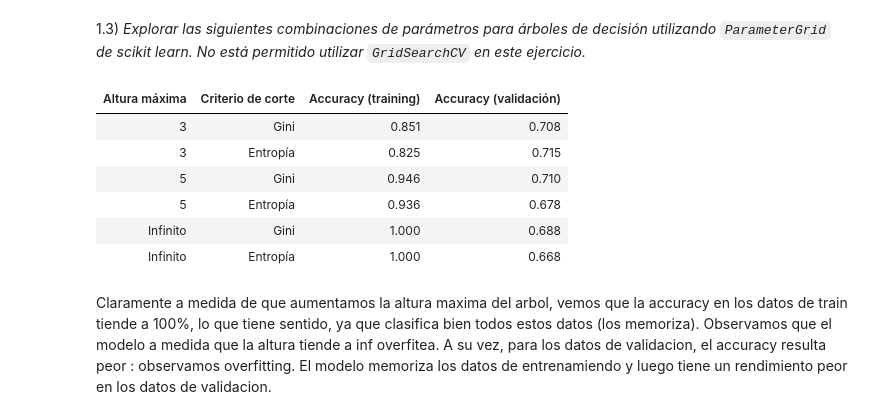
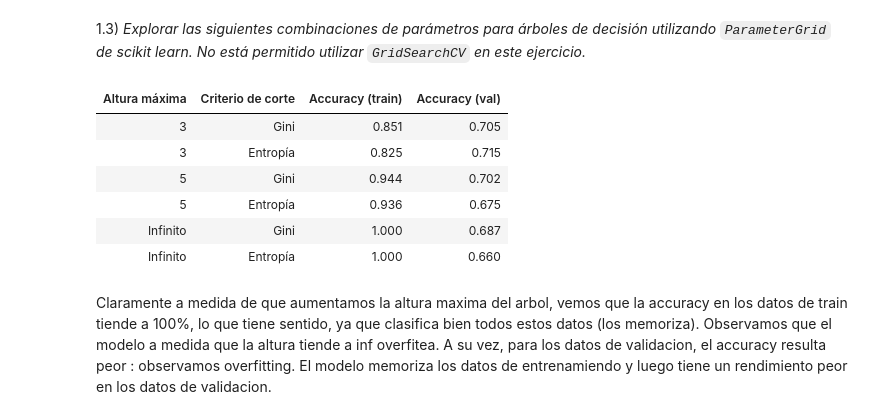
Before and after one commit to EmiLaPiola/NumLabIMC, a Jupyter notebook: Copia_de_TP_automático.ipynb, the cells around one changed output. Cells and saved outputs as stored; diff of their text form; code cells hidden in the pictures.

```diff
--- a/Copia_de_TP_automático.ipynb
+++ b/Copia_de_TP_automático.ipynb
@@ -99,13 +99,9 @@ y_desarrollo = desarrollo_set['target']
 vector_accuracy_train= []       # accuracy en training en cada fold
 vector_accuracy_validacion= []  # lo mismo en validacion
 
-vector_auprc_train  = []        # AUPRC en training en cada folddisplay(HTML(
-    cvres_knn[cols_knn]
-    .head(10)
-    .round(4)
-    .rename(columns=mapeo_nombres_knn)
-    .to_html(index=False, justify='center')
-))
+vector_auprc_train  = []        # AUPRC en training en cada fold
+vector_auprc_validacion = []    # lo mismo pero en val
+
 vector_auroc_train = []         # AUC ROC en training en cada fold
 vector_auroc_validacion=[]      # lo mismo pero en val
 
@@ -402,41 +402,41 @@ for a in alturas:
           vector_accuracy_train.append(acc_train)
 
         # Guardamos el promedio de accuracy de los folds
         accuracy_validacion[(a, c)] = np.mean(vector_accuracy_validacion)
         accuracy_train[(a, c)] = np.mean(vector_accuracy_train)
 
 # hacemos la tabla de resultados :
 # Lista para guardar filas de la tabla
 tabla_resultados = []
 
 # Recorremos las claves del diccionario (pares de (altura, criterio))
 for clave in accuracy_train.keys():
     altura, criterio = clave
     acc_train = accuracy_train[clave]
     acc_val = accuracy_validacion[clave]
 
     # Convertimos None en "Infinito" para mostrar en la tabla
     altura_str = 'Infinito' if altura is None else altura
     criterio_str = 'Gini' if criterio == 'gini' else 'Entropía'
 
     # Agregamos una fila a la tabla
     tabla_resultados.append({
         'Altura máxima': altura_str,
         'Criterio de corte': criterio_str,
         'Accuracy (train)': round(acc_train, 3),
         'Accuracy (val)': round(acc_val, 3)
     })
 
 df_resultados = pd.DataFrame(tabla_resultados)
-display(HTML(df_tabla.to_html(index=False, justify='center')))
+display(HTML(df_resultados.to_html(index=False, justify='center')))
 # %% [output]
-| Altura máxima | Criterio de corte | Accuracy (training) | Accuracy (validación) |
-| 3 | Gini | 0.851 | 0.708 |
+| Altura máxima | Criterio de corte | Accuracy (train) | Accuracy (val) |
+| 3 | Gini | 0.851 | 0.705 |
 | 3 | Entropía | 0.825 | 0.715 |
-| 5 | Gini | 0.946 | 0.710 |
-| 5 | Entropía | 0.936 | 0.678 |
-| Infinito | Gini | 1.000 | 0.688 |
-| Infinito | Entropía | 1.000 | 0.668 |
+| 5 | Gini | 0.944 | 0.702 |
+| 5 | Entropía | 0.936 | 0.675 |
+| Infinito | Gini | 1.000 | 0.687 |
+| Infinito | Entropía | 1.000 | 0.660 |
 # %% [markdown]
 Claramente a medida de que aumentamos la altura maxima del arbol, vemos que la accuracy en los datos de train tiende a 100%, lo que tiene sentido, ya que clasifica bien todos estos datos (los memoriza). Observamos que el modelo a medida que la altura tiende a inf overfitea. A su vez, para los datos de validacion, el accuracy resulta peor : observamos overfitting. El modelo memoriza los datos de entrenamiendo y luego tiene un rendimiento peor en los datos de validacion.
 # %% [markdown]
```
Also changed, not shown: parts of 6 cells of this notebook.
